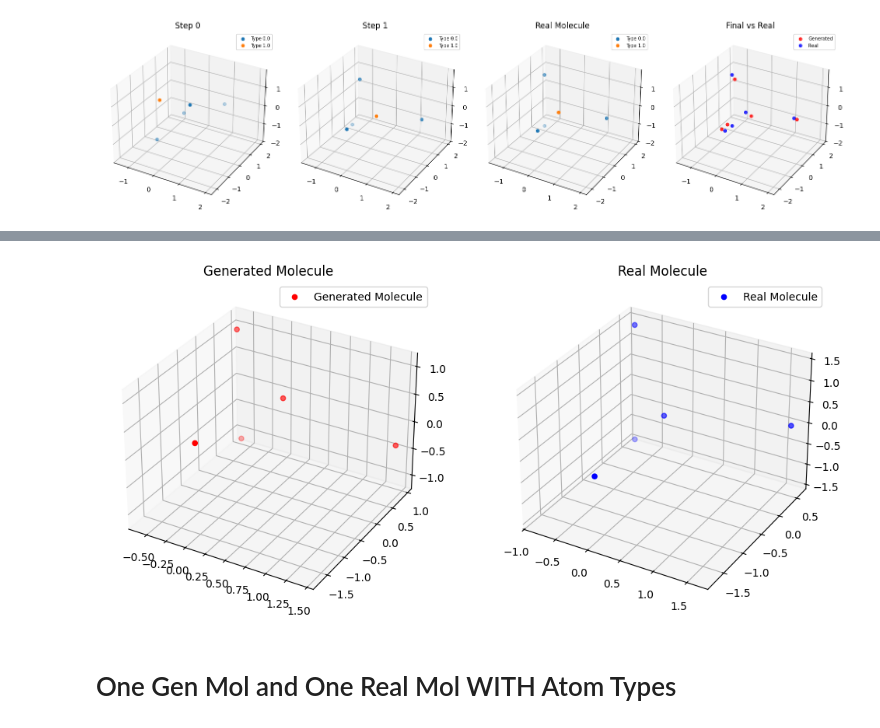
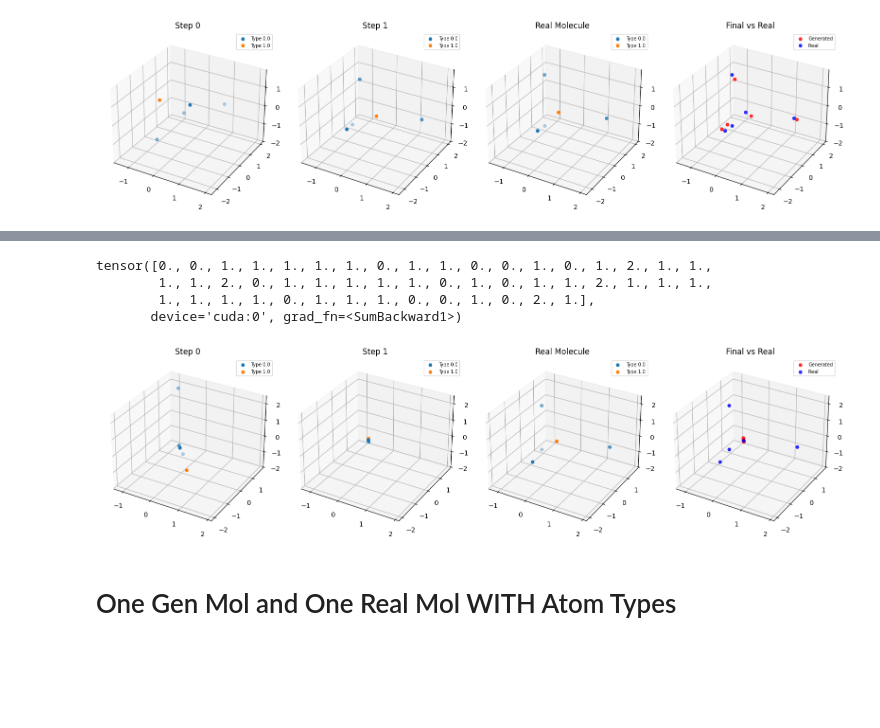
Before and after one commit to edovergna/equi-drifting, a Jupyter notebook: notebooks/gnn_experiment.ipynb, the cells around one changed output, grey strips where cells are left out. Drawn from its saved outputs; the diff is of its cells as text; code cells hidden in the pictures; blank space fills up the shorter version.

```diff
--- a/notebooks/gnn_experiment.ipynb
+++ b/notebooks/gnn_experiment.ipynb
@@ -817,12 +878,50 @@ Iter 24999: Loss = 0.004523112438619137
 # %%
-noise = sample_pos_noise(N_GEN_MOLS, real_mol.num_nodes)
-noise = noise.view(N_GEN_MOLS, -1)
-gen_mol = model(noise)
+pos_noise = torch.randn((N_GEN_MOLS * real_mol.num_nodes, 3), device=device)
+pos_noise = center_positions_per_mol(pos_noise, batch_vec)
+pos_noise = pos_noise / pos_noise.std(dim=0)
+type_noise = torch.randn(
+    (N_GEN_MOLS * real_mol.num_nodes, NUM_ATOM_TYPES),
+    device=device,
+)
 
-sorted_mols, _ = get_sorted_mols(gen_mol.view(-1, 3), real_pos.view(-1, 3))
-visualize_both_molecules(sorted_mols[9], real_pos)
+gen_pos, gen_types, pos_list = model(
+    pos_noise, type_noise, dense_edge_index, return_change_in_pos=True
+)
-# %% [output]
-[figure, removed]
+# %%
+gen_types.round().pow(2).sum(dim=1)
+# %% [output]
+tensor([0., 0., 1., 1., 1., 1., 1., 0., 1., 1., 0., 0., 1., 0., 1., 2., 1., 1.,
+        1., 1., 2., 0., 1., 1., 1., 1., 1., 0., 1., 0., 1., 1., 2., 1., 1., 1.,
+        1., 1., 1., 1., 0., 1., 1., 1., 0., 0., 1., 0., 2., 1.],
+       device='cuda:0', grad_fn=<SumBackward1>)
+# %%
+gen_pos_flattened = gen_pos.view(N_GEN_MOLS, -1)
+sorted_pos, closest_indices = get_sorted_mols(gen_pos_flattened, real_pos_flattened)
+
+SELECTED_IDX = 0
+
+selected_pos_list = []
+for gen_pos_step in pos_list:
+    gen_pos_step_flattened = gen_pos_step.view(N_GEN_MOLS, -1)
+    selected_gen_pos_step = gen_pos_step_flattened[SELECTED_IDX]
+    selected_pos_list.append(selected_gen_pos_step.view(-1, 3))
+
+viz_types = gen_types.reshape(N_GEN_MOLS, -1)
+viz_types = viz_types[closest_indices[SELECTED_IDX]]
+
+viz_types = viz_types.view(-1, NUM_ATOM_TYPES).argmax(dim=1).float()
+real_types_argmax = real_types.view(-1, NUM_ATOM_TYPES).argmax(dim=1).float()
+
+# pos_list is e.g. the trajectory saved during your diffusion reverse process
+visualize_progression_with_real(
+    pos_list=selected_pos_list,
+    gen_types=viz_types,
+    real_pos=real_pos,
+    real_types=real_types_argmax,
+    max_steps=len(selected_pos_list)
+)
+# %% [output]
+[figure, added]
 # %% [markdown]
 # One Gen Mol and One Real Mol WITH Atom Types
 # %%
```
Also changed, not shown: parts of 4 cells of this notebook.
